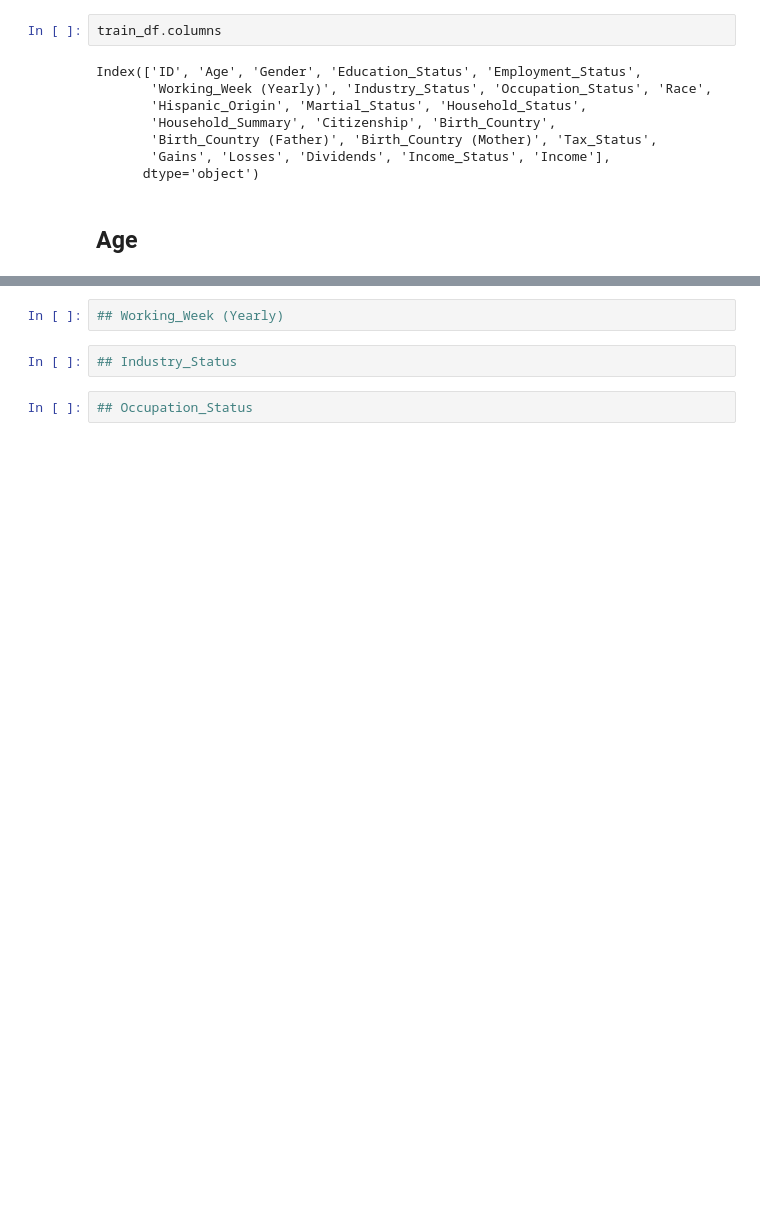
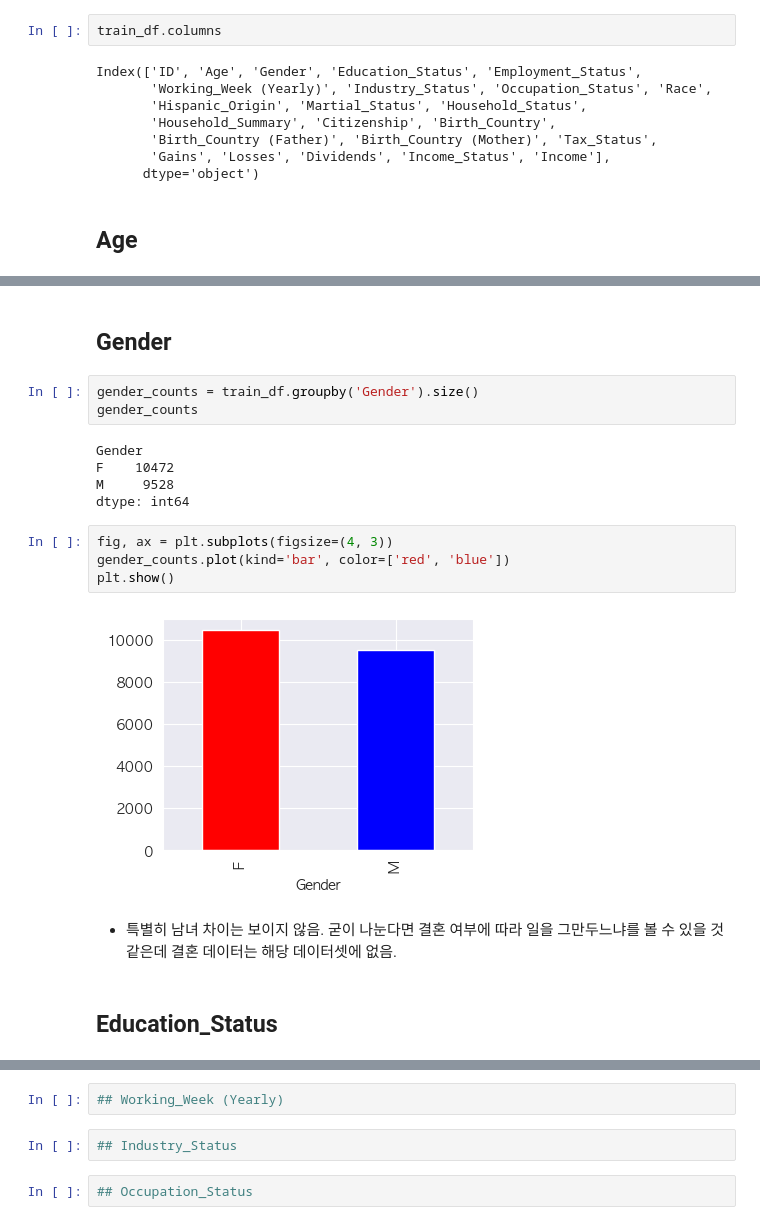
Before and after one commit to YoungjaeKang/dacon_income_forecast, a Jupyter notebook: 2. Model-1.ipynb, the cells around one changed output, grey strips where cells are left out. Saved outputs shown, nothing was run; the diff lists cells and outputs as text; blank space fills up the shorter version.

```diff
--- a/2. Model-1.ipynb
+++ b/2. Model-1.ipynb
@@ -163,0 +144,20 @@ Name: Income, dtype: float64
+# %% [markdown]
+## Gender
+# %%
+gender_counts = train_df.groupby('Gender').size()
+gender_counts
+# %% [output]
+Gender
+F    10472
+M     9528
+dtype: int64
+# %%
+fig, ax = plt.subplots(figsize=(4, 3))
+gender_counts.plot(kind='bar', color=['red', 'blue'])
+plt.show()
+# %% [output]
+[figure, added]
+# %% [markdown]
+- 특별히 남녀 차이는 보이지 않음. 굳이 나눈다면 결혼 여부에 따라 일을 그만두느냐를 볼 수 있을 것 같은데 결혼 데이터는 해당 데이터셋에 없음.
+# %% [markdown]
+## Education_Status
```
Also changed, not shown: parts of 17 cells of this notebook.
